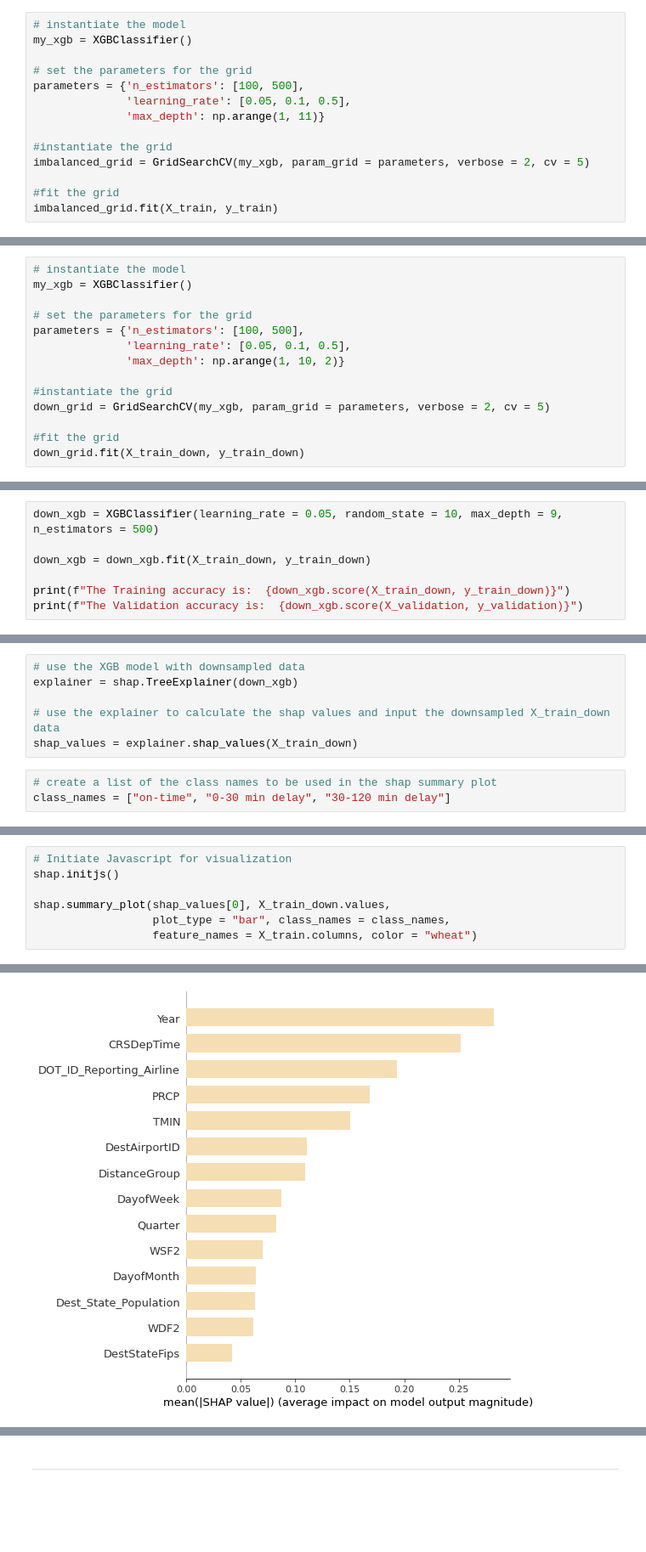
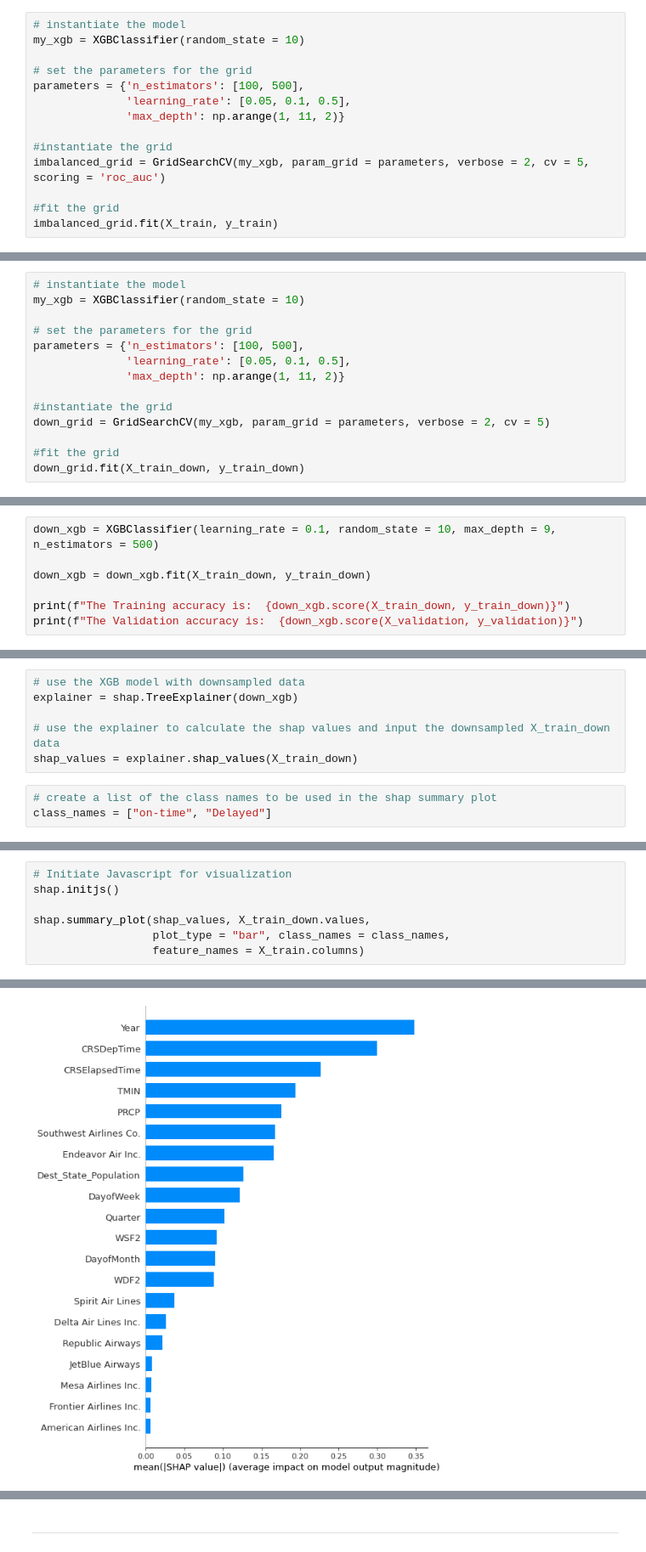
Before and after one commit to stephgolob/Predicting-Flight-Delays, a Jupyter notebook: XGBoost.ipynb, the cells around one changed output, grey strips where cells are left out. Shown at 85% size. Saved outputs shown, nothing was run; the diff lists cells and outputs as text; blank space fills up the shorter version.

```diff
--- a/XGBoost.ipynb
+++ b/XGBoost.ipynb
@@ -671,14 +677,14 @@ The parameters I'm going to test in this gridsearch are:
 # %%
 # instantiate the model
-my_xgb = XGBClassifier()
+my_xgb = XGBClassifier(random_state = 10)
 
 # set the parameters for the grid
 parameters = {'n_estimators': [100, 500],
               'learning_rate': [0.05, 0.1, 0.5],
-              'max_depth': np.arange(1, 11)}
+              'max_depth': np.arange(1, 11, 2)}
 
 #instantiate the grid
-imbalanced_grid = GridSearchCV(my_xgb, param_grid = parameters, verbose = 2, cv = 5)
+imbalanced_grid = GridSearchCV(my_xgb, param_grid = parameters, verbose = 2, cv = 5, scoring = 'roc_auc')
 
 #fit the grid
 imbalanced_grid.fit(X_train, y_train)
@@ -1014,12 +1016,12 @@ y_train_down = pd.read_pickle("data/y_train_under.pkl")
 Use gridsearch and the same parameters as above.
 # %%
 # instantiate the model
-my_xgb = XGBClassifier()
+my_xgb = XGBClassifier(random_state = 10)
 
 # set the parameters for the grid
 parameters = {'n_estimators': [100, 500],
               'learning_rate': [0.05, 0.1, 0.5],
-              'max_depth': np.arange(1, 10, 2)}
+              'max_depth': np.arange(1, 11, 2)}
 
 #instantiate the grid
 down_grid = GridSearchCV(my_xgb, param_grid = parameters, verbose = 2, cv = 5)
@@ -1135,7 +1136,7 @@ Gridsearch selected a max depth of 9, a learning rate of 0.05 and 500 estimators
 # %% [markdown]
 Fit a XGBClassifier using the optimized parameters to see how the model is making predictions.
 # %%
-down_xgb = XGBClassifier(learning_rate = 0.05, random_state = 10, max_depth = 9, n_estimators = 500)
+down_xgb = XGBClassifier(learning_rate = 0.1, random_state = 10, max_depth = 9, n_estimators = 500)
 
 down_xgb = down_xgb.fit(X_train_down, y_train_down)
 
@@ -1229,5 +1396,5 @@ explainer = shap.TreeExplainer(down_xgb)
 shap_values = explainer.shap_values(X_train_down)
 # %%
 # create a list of the class names to be used in the shap summary plot
-class_names = ["on-time", "0-30 min delay", "30-120 min delay"]
+class_names = ["on-time", "Delayed"]
 # %% [markdown]
@@ -1238,7 +1403,7 @@ Shap summary plot for class 1 (On-time flights).
 # Initiate Javascript for visualization
 shap.initjs()
 
-shap.summary_plot(shap_values[0], X_train_down.values,
+shap.summary_plot(shap_values, X_train_down.values,
                   plot_type = "bar", class_names = class_names,
-                  feature_names = X_train.columns, color = "wheat")
+                  feature_names = X_train.columns)
 # %% [output]
@@ -1245,2 +1411,2 @@ shap.summary_plot(shap_values[0], X_train_down.values,
-[figure, old version]
+[figure, new version]
 # %% [markdown]
```
Also changed, not shown: parts of 123 cells of this notebook.
